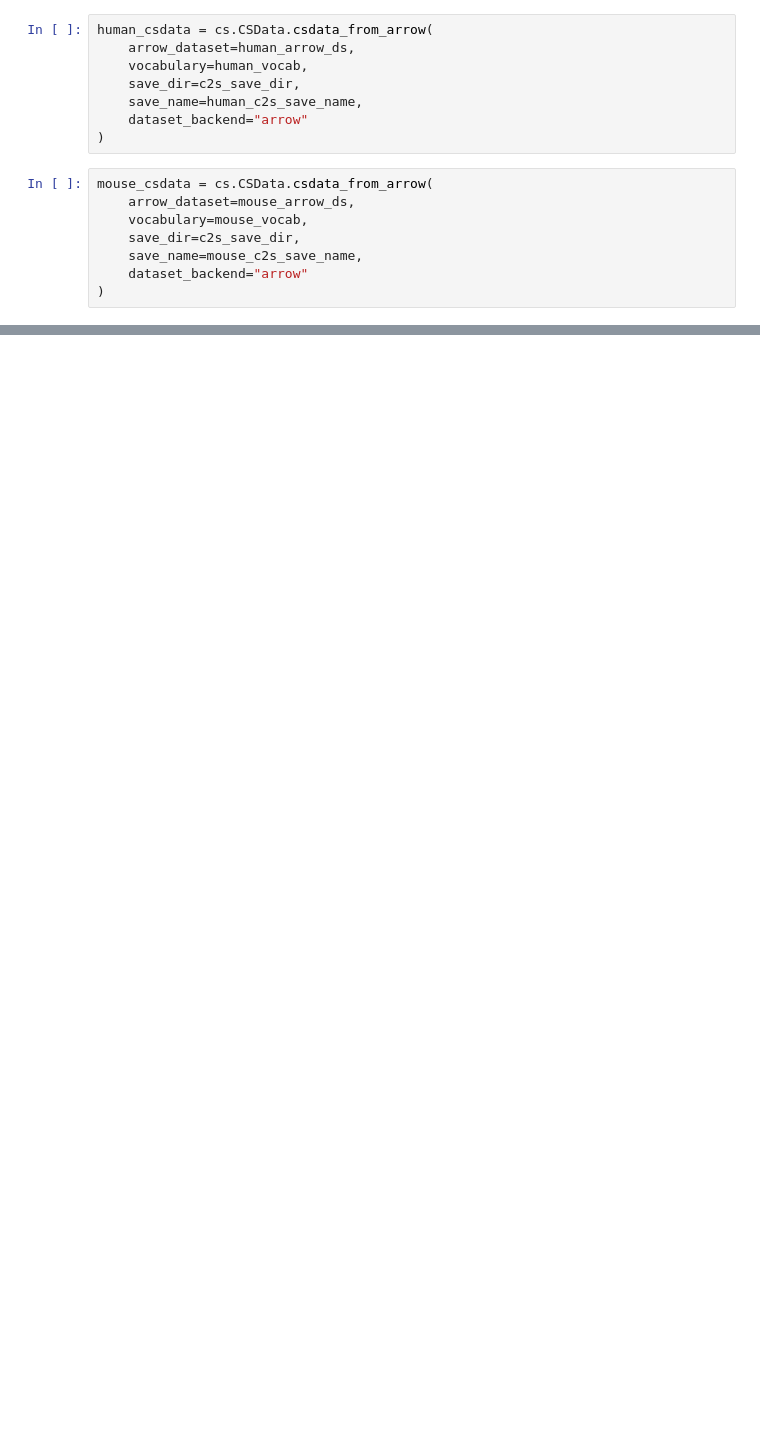
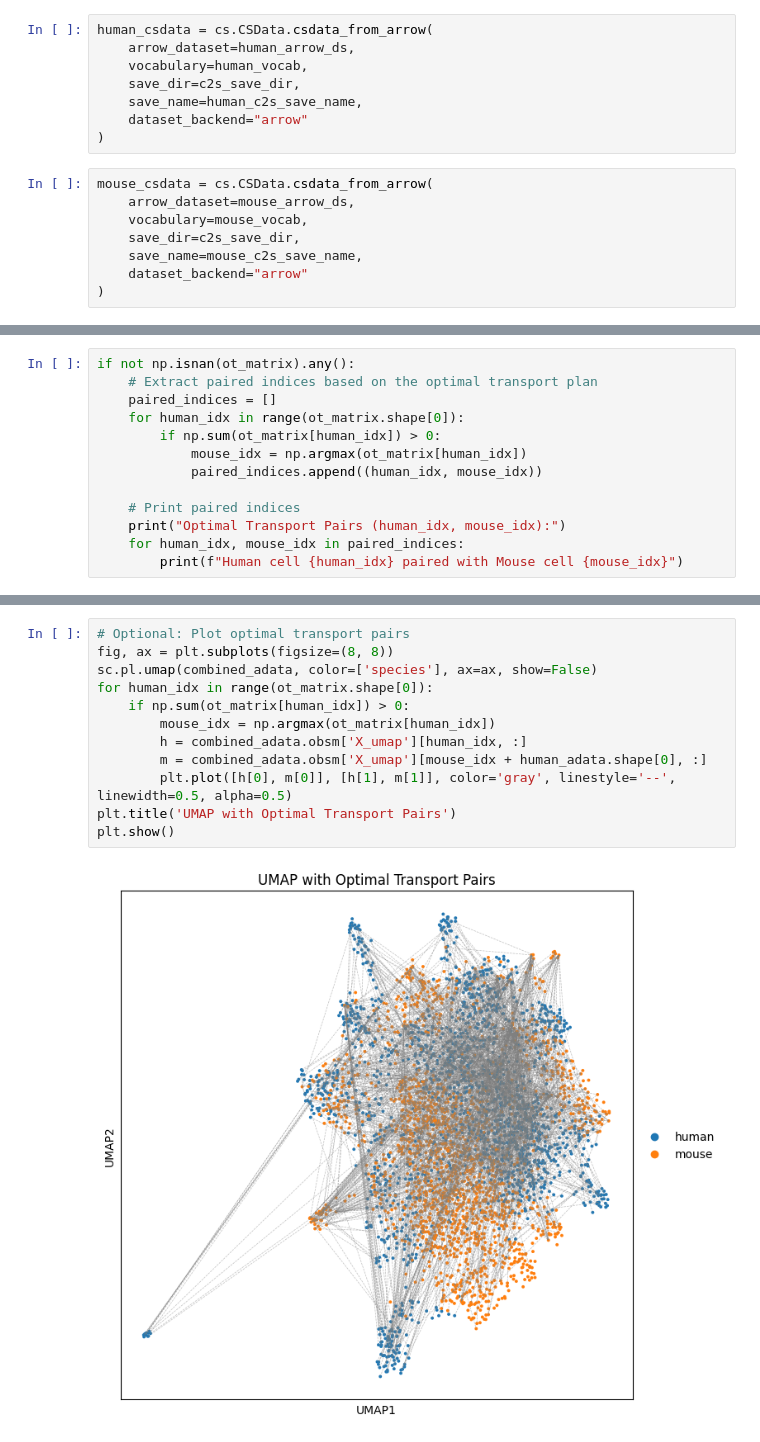
Before and after one commit to daphneraskin/cell2sentence-local, a Jupyter notebook: cross_species/Cinema OT/pancreas_tissue_c2s_embeddings_cinema_ot_pairing.ipynb, the cells around one changed output, grey strips where cells are left out. Saved outputs shown, nothing was run; the diff lists cells and outputs as text; blank space fills up the shorter version.

```diff
--- a/cross_species/Cinema OT/pancreas_tissue_c2s_embeddings_cinema_ot_pairing.ipynb
+++ b/cross_species/Cinema OT/pancreas_tissue_c2s_embeddings_cinema_ot_pairing.ipynb
@@ -288,0 +325,13 @@ NameError: name 'csmodel' is not defined
+# %%
+if not np.isnan(ot_matrix).any():
+    # Extract paired indices based on the optimal transport plan
+    paired_indices = []
+    for human_idx in range(ot_matrix.shape[0]):
+        if np.sum(ot_matrix[human_idx]) > 0:
+            mouse_idx = np.argmax(ot_matrix[human_idx])
+            paired_indices.append((human_idx, mouse_idx))
+
+    # Print paired indices
+    print("Optimal Transport Pairs (human_idx, mouse_idx):")
+    for human_idx, mouse_idx in paired_indices:
+        print(f"Human cell {human_idx} paired with Mouse cell {mouse_idx}")
@@ -288,0 +377,14 @@ NameError: name 'csmodel' is not defined
+# %%
+# Optional: Plot optimal transport pairs
+fig, ax = plt.subplots(figsize=(8, 8))
+sc.pl.umap(combined_adata, color=['species'], ax=ax, show=False)
+for human_idx in range(ot_matrix.shape[0]):
+    if np.sum(ot_matrix[human_idx]) > 0:
+        mouse_idx = np.argmax(ot_matrix[human_idx])
+        h = combined_adata.obsm['X_umap'][human_idx, :]
+        m = combined_adata.obsm['X_umap'][mouse_idx + human_adata.shape[0], :]
+        plt.plot([h[0], m[0]], [h[1], m[1]], color='gray', linestyle='--', linewidth=0.5, alpha=0.5)
+plt.title('UMAP with Optimal Transport Pairs')
+plt.show()
+# %% [output]
+[figure, added]
```
Also changed, not shown: parts of 58 cells of this notebook, 1 other file.
